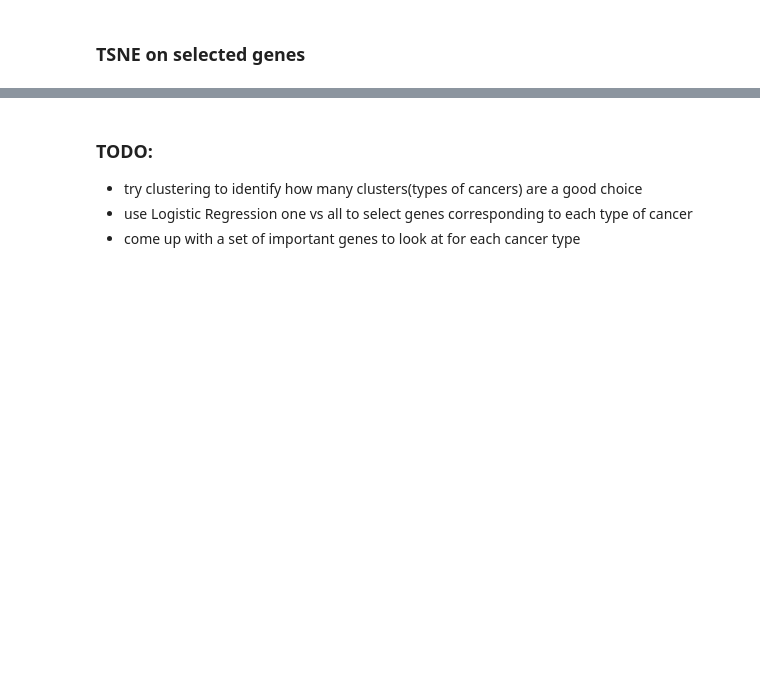
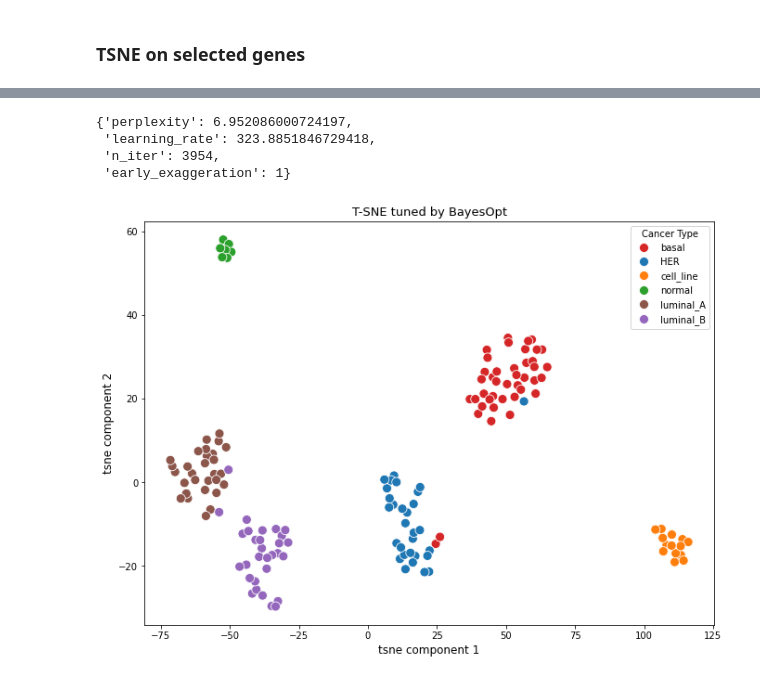
Before and after one commit to IceRocky/tsne_genes_analysis, a Jupyter notebook: breast_cancer_analysis.ipynb, the cells around one changed output, grey strips where cells are left out. Cells and saved outputs as stored; diff of their text form; code cells hidden in the pictures; blank space fills up the shorter version.

```diff
--- a/breast_cancer_analysis.ipynb
+++ b/breast_cancer_analysis.ipynb
@@ -417,5 +508,25 @@ plt.show()
-# %% [markdown]
-### TODO:
-  - try clustering to identify how many clusters(types of cancers) are a good choice
-  - use Logistic Regression one vs all to select genes corresponding to each type of cancer
-  - come up with a set of important genes to look at for  each cancer type
+# %%
+study.best_params
+# %% [output]
+{'perplexity': 6.952086000724197,
+ 'learning_rate': 323.8851846729418,
+ 'n_iter': 3954,
+ 'early_exaggeration': 1}
+# %%
+tsne_tuned = TSNE(**study.best_params, random_state=42)
+
+tuned_tsne_matrix = tsne_tuned.fit_transform(genes_matrix_reduced)
+# %%
+tuned_tsne_df = pd.DataFrame(tuned_tsne_matrix[:, :2], columns=['axis1', 'axis2'])
+tuned_tsne_df['Label'] = cancer_labels
+
+plt.figure(figsize=(11, 8))
+sns.scatterplot(data=tuned_tsne_df, x='axis1', y='axis2', hue='Label', palette=color_map, s=100)
+
+plt.title('T-SNE tuned by BayesOpt', fontsize=13)
+plt.xlabel('tsne component 1', fontsize=12)
+plt.ylabel('tsne component 2', fontsize=12)
+plt.legend(title='Cancer Type')
+plt.show()
+# %% [output]
+[figure, added]
```
Also changed, not shown: parts of 19 cells of this notebook.
